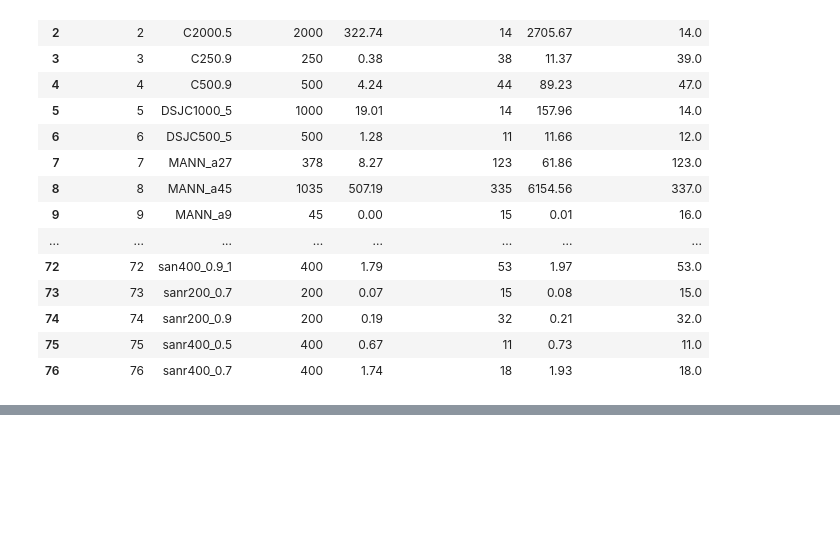
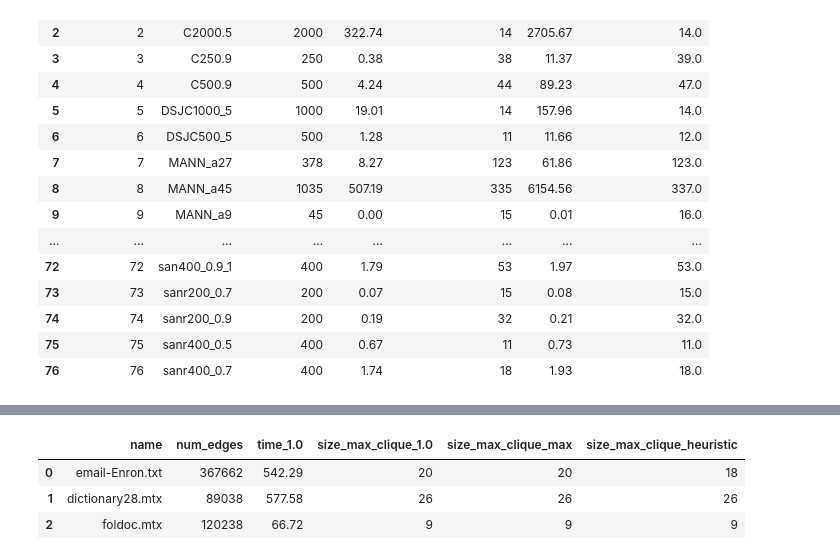
Before and after one commit to stacy-s/MCP, a Jupyter notebook: data.ipynb, the cells around one changed output, grey strips where cells are left out. Saved outputs shown, nothing was run; the diff lists cells and outputs as text; code cells hidden in the pictures; blank space fills up the shorter version.

```diff
--- a/data.ipynb
+++ b/data.ipynb
@@ -153,0 +139,8 @@ fb.to_csv('results/facebook_rem.csv', sep=',',  index=False)
+# %%
+df = pd.read_csv('def.csv')
+df
+# %% [output]
+|  | name | num_edges | time_1.0 | size_max_clique_1.0 | size_max_clique_max | size_max_clique_heuristic |
+| 0 | email-Enron.txt | 367662 | 542.29 | 20 | 20 | 18 |
+| 1 | dictionary28.mtx | 89038 | 577.58 | 26 | 26 | 26 |
+| 2 | foldoc.mtx | 120238 | 66.72 | 9 | 9 | 9 |
```
Also changed, not shown: parts of 18 cells of this notebook, 2 other files.
